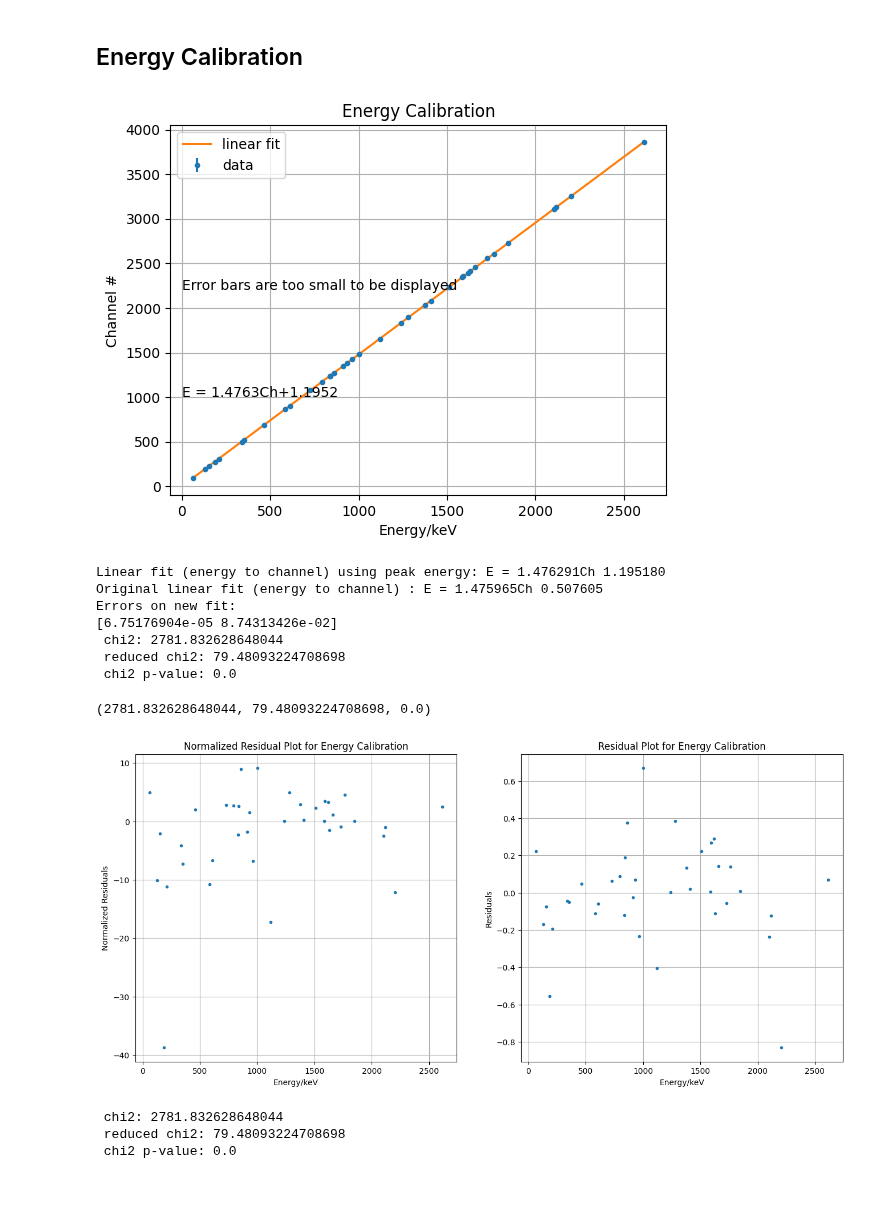
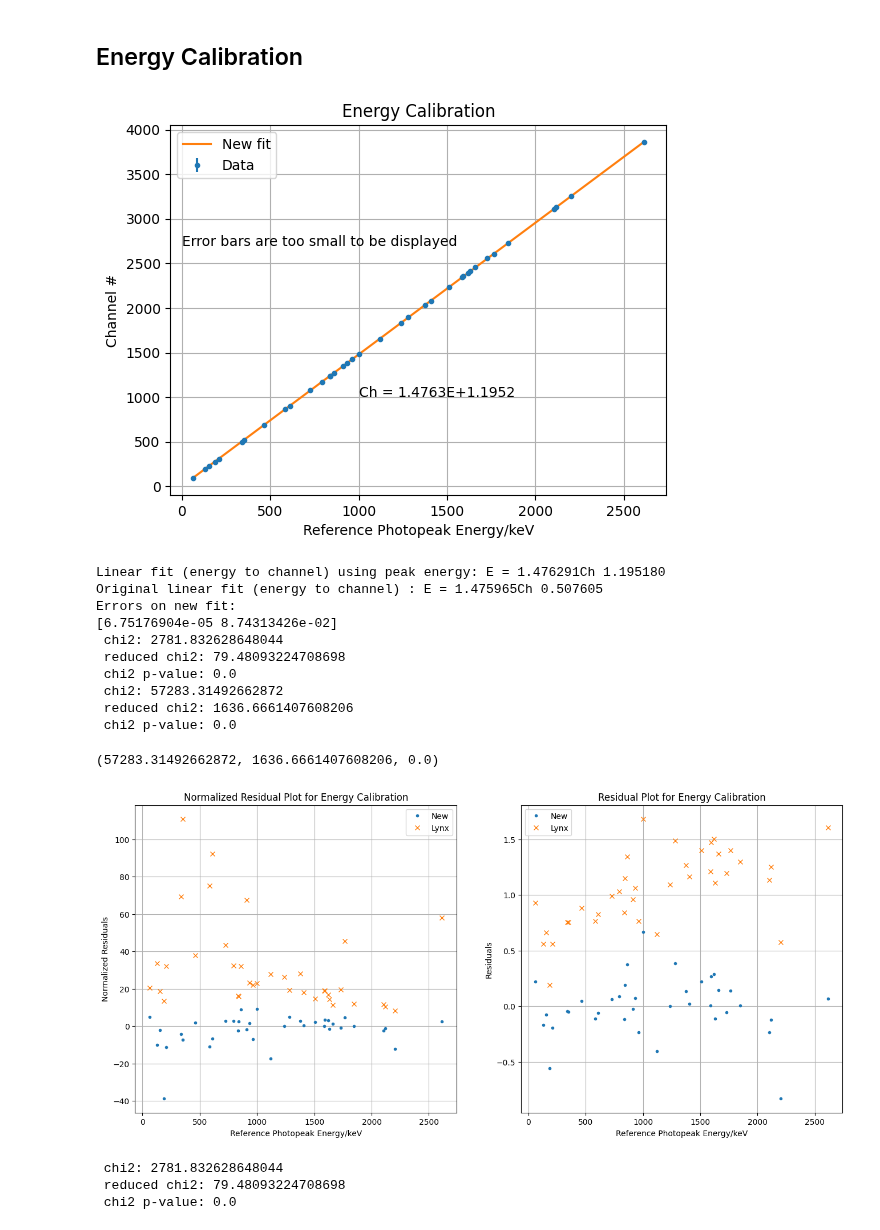
Before and after one commit to ngcnpeter/HPGe_lab_y3, a Jupyter notebook: spectal_analysis.ipynb, the cells around one changed output. Saved outputs shown, nothing was run; the diff lists cells and outputs as text; code cells hidden in the pictures; blank space fills up the shorter version.

```diff
--- a/spectal_analysis.ipynb
+++ b/spectal_analysis.ipynb
@@ -27,6 +27,7 @@ def peak_df(filename):
     df2['FWHM_err'] = df2['Centroid_err']*np.sqrt(np.log(2))*2 #FWHM error
     df2['Resolution'] = df2['FWHM']/df2['Centroid']
     df2['Resolution_err']= df2['Resolution']*np.sqrt((df2['Centroid_err']/df2['Centroid'])**2+(df2['FWHM_err']/df2['FWHM'])**2)
+    df2['Peak_CPS_BR'] = df2['Peak_CPS']/df2['BR']
     return df2
 
 class peak():
@@ -35,9 +36,11 @@ class peak():
     def name(self,name):
         return self.df.loc[self.df.isin({'Nuclide':[name]})]
 # %%
-path1 = 'peaks/peaks_sample1_30_10_23_Mon_09_22.CSV' #peak sample 1
+path1 = 'peaks/peaks_Sample1_30_10_23_Mon_09_22.CSV' #peak sample 1
+path2 = 'peaks/peaks_Sample2_31_10_23_14_08.CSV'
 path_bg = 'peaks/peaks_background_17_10_23.csv'
 df_1 = peak_df(path1)
+df_2 = peak_df(path2)
 df_bg= peak_df(path_bg)
 # %%
 def chi2_prob(fit,data,err,df):
@@ -81,22 +113,24 @@ peak_fit = np.poly1d(popt_peak)
 y_err = 1/grad*df_new['Centroid_err']
 #errorbars are too small to be displayed
 plt.title('Energy Calibration')
-plt.errorbar(x,y,yerr= y_err, fmt = '.',label = 'data')
-plt.plot(x,peak_fit(x),label = 'linear fit')
+plt.errorbar(x,y,yerr= y_err, fmt = '.',label = 'Data')
+plt.plot(x,peak_fit(x),label = 'New fit')
 plt.legend()
 plt.ylabel('Channel #')
-plt.xlabel('Energy/keV')
-plt.text(1,1000,f'E = {popt_peak[0]:.4f}Ch+{popt_peak[1]:.4f}')
-plt.text(1,2200,'Error bars are too small to be displayed')
+plt.xlabel('Reference Photopeak Energy/keV')
+plt.text(1000,1000,f'Ch = {popt_peak[0]:.4f}E+{popt_peak[1]:.4f}')
+plt.text(1,2700,'Error bars are too small to be displayed')
 plt.grid()
+plt.savefig('energy_calibration.pdf')
 # %% [output]
-[figure, old version]
+[figure, new version]
 # %%
 print(f'Linear fit (energy to channel) using peak energy: E = {popt_peak[0]:.6f}Ch {popt_peak[1]:.6f}')
 print(f'Original linear fit (energy to channel) : E = {1/grad:.6f}Ch {-interc/grad:.6f}' )
 print('Errors on new fit:')
 print(perr_peak)
 chi2_prob(peak_fit(x),y,y_err,len(x)-2)
+chi2_prob(energy_to_chan(x),y,y_err,len(x)-2)
 # %% [output]
 Linear fit (energy to channel) using peak energy: E = 1.476291Ch 1.195180
 Original linear fit (energy to channel) : E = 1.475965Ch 0.507605
@@ -105,21 +139,29 @@ Errors on new fit:
  chi2: 2781.832628648044
  reduced chi2: 79.48093224708698
  chi2 p-value: 0.0
+ chi2: 57283.31492662872
+ reduced chi2: 1636.6661407608206
+ chi2 p-value: 0.0
-(2781.832628648044, 79.48093224708698, 0.0)
+(57283.31492662872, 1636.6661407608206, 0.0)
 # %%
 fig,ax = plt.subplots(1,2,figsize = (16,7))
 ax[0].set_title('Normalized Residual Plot for Energy Calibration')
-ax[0].plot(x,(y-peak_fit(x))/y_err,'.')
-ax[0].set_xlabel('Energy/keV')
+ax[0].plot(x,(y-peak_fit(x))/y_err,'.',label= 'New')
+ax[0].plot(x,(y-energy_to_chan(x))/y_err,'x',label = 'Lynx')
+ax[0].set_xlabel('Reference Photopeak Energy/keV')
 ax[0].set_ylabel('Normalized Residuals')
 ax[0].grid()
+ax[0].legend()
 ax[1].set_title('Residual Plot for Energy Calibration')
-ax[1].plot(x,(y-peak_fit(x)),'.')
-ax[1].set_xlabel('Energy/keV')
+ax[1].plot(x,(y-peak_fit(x)),'.',label= 'New')
+ax[1].plot(x,(y-energy_to_chan(x)),'x',label = 'Lynx')
+ax[1].set_xlabel('Reference Photopeak Energy/keV')
 ax[1].set_ylabel('Residuals')
 ax[1].grid()
+ax[1].legend()
+plt.savefig('energy_norm_resid.pdf')
 # %% [output]
-[figure, old version]
+[figure, new version]
 # %%
 chi2_prob(y,peak_fit(x),y_err,len(x)-2)
 # %% [output]
```
Also changed, not shown: parts of 22 cells of this notebook, 12 other files.
